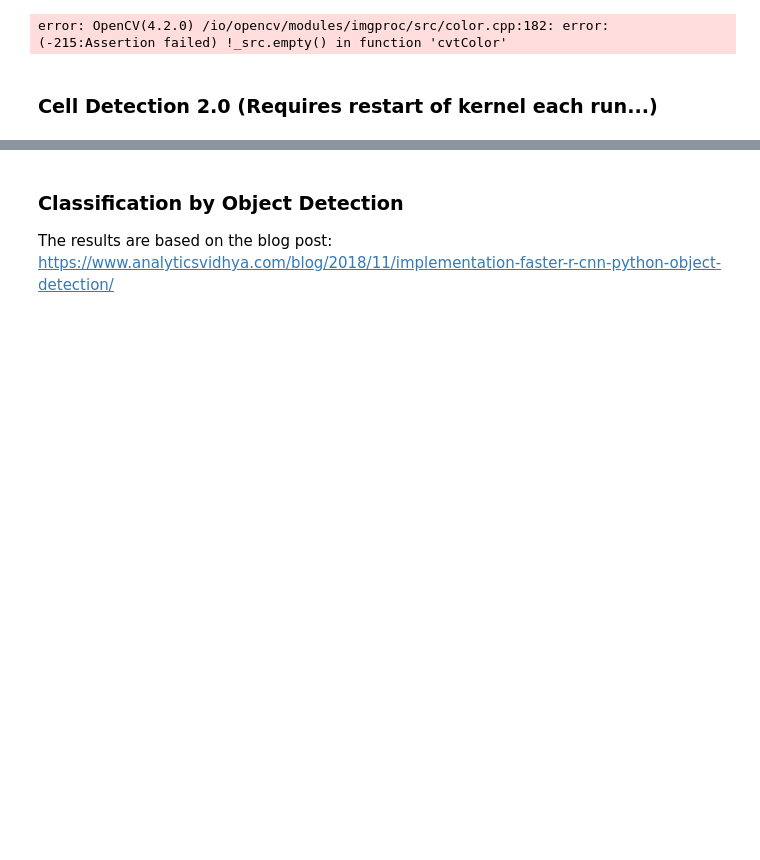
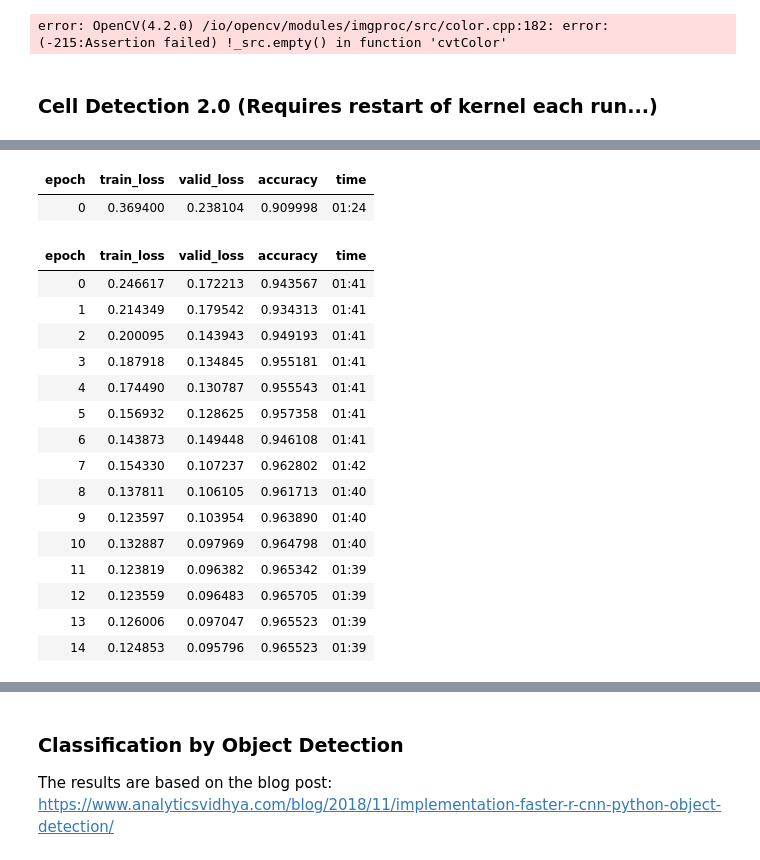
Before and after one commit to fensterheim/OpenUDataScienceProj, a Jupyter notebook: Project/proposal/Project Proposal.ipynb, the cells around one changed output, grey strips where cells are left out. Drawn from its saved outputs; the diff is of its cells as text; code cells hidden in the pictures; blank space fills up the shorter version.

```diff
--- a/Project/proposal/Project Proposal.ipynb
+++ b/Project/proposal/Project Proposal.ipynb
@@ -298,0 +345,21 @@ cv.waitKey()
+# %%
+learn.fine_tune(15)
+# %% [output]
+| epoch | train_loss | valid_loss | accuracy | time |
+| 0 | 0.369400 | 0.238104 | 0.909998 | 01:24 |
+| epoch | train_loss | valid_loss | accuracy | time |
+| 0 | 0.246617 | 0.172213 | 0.943567 | 01:41 |
+| 1 | 0.214349 | 0.179542 | 0.934313 | 01:41 |
+| 2 | 0.200095 | 0.143943 | 0.949193 | 01:41 |
+| 3 | 0.187918 | 0.134845 | 0.955181 | 01:41 |
+| 4 | 0.174490 | 0.130787 | 0.955543 | 01:41 |
+| 5 | 0.156932 | 0.128625 | 0.957358 | 01:41 |
+| 6 | 0.143873 | 0.149448 | 0.946108 | 01:41 |
+| 7 | 0.154330 | 0.107237 | 0.962802 | 01:42 |
+| 8 | 0.137811 | 0.106105 | 0.961713 | 01:40 |
+| 9 | 0.123597 | 0.103954 | 0.963890 | 01:40 |
+| 10 | 0.132887 | 0.097969 | 0.964798 | 01:40 |
+| 11 | 0.123819 | 0.096382 | 0.965342 | 01:39 |
+| 12 | 0.123559 | 0.096483 | 0.965705 | 01:39 |
+| 13 | 0.126006 | 0.097047 | 0.965523 | 01:39 |
+| 14 | 0.124853 | 0.095796 | 0.965523 | 01:39 |
```
Also changed, not shown: parts of 15 cells of this notebook.
